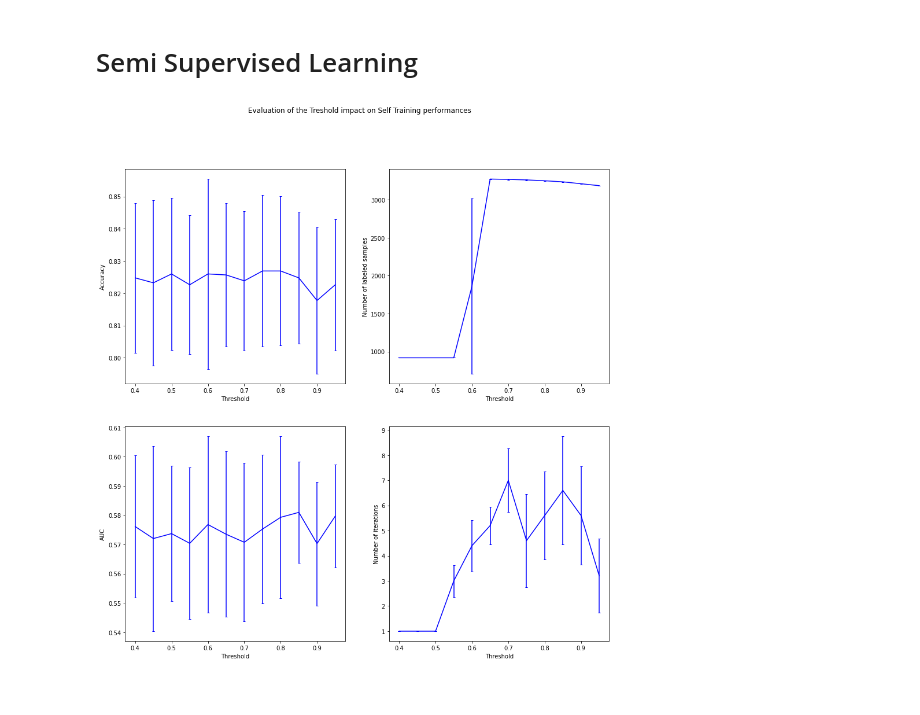
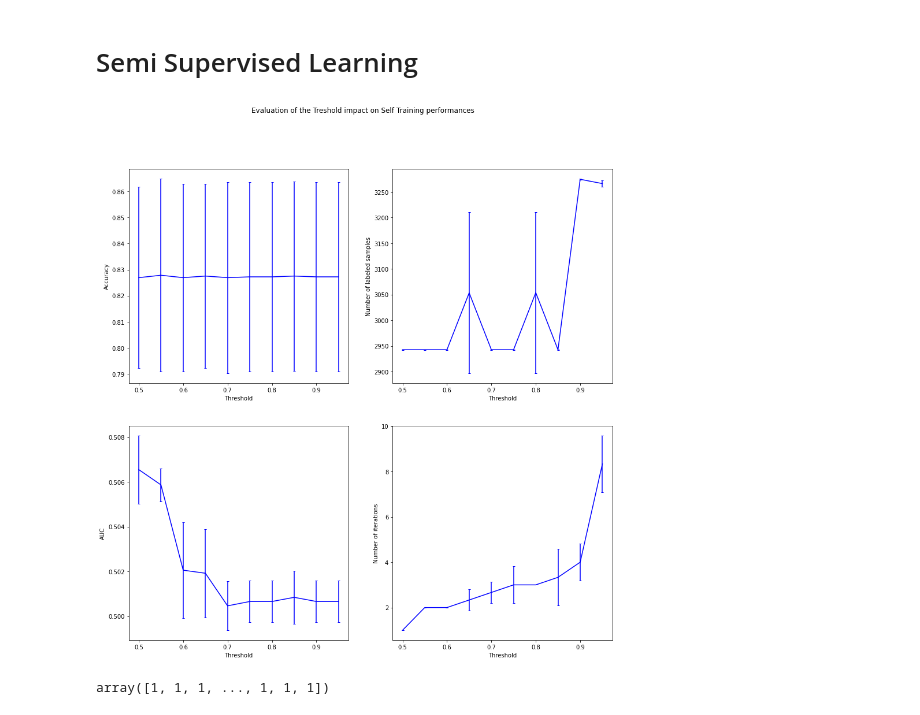
Before and after one commit to Mustapha-AJEGHRIR/ML_short_project, a Jupyter notebook: inference.ipynb, the cells around one changed output. Saved outputs shown, nothing was run; the diff lists cells and outputs as text; code cells hidden in the pictures.

```diff
--- a/inference.ipynb
+++ b/inference.ipynb
@@ -553,15 +556,15 @@ predict_column = ['Potability']
 X_semi_sup, y_semi_sup_true = data_proc[training_columns], data_proc[predict_column].to_numpy()
 
 y_semi_sup = y_semi_sup_true.copy()
-y_semi_sup[int(len(y_true)*0.9):] = -1 #Consider as if we already knew a lot about that dataset
+y_semi_sup[500:] = -1 #Consider as if we already knew a lot about that dataset
 # %%
-n_splits = 5
+n_splits = 3
 
 total_samples = y_semi_sup.shape[0]
 
 base_classifier = final_model
 
-threshold_values = np.arange(0.4, 1.00, 0.05)
+threshold_values = np.arange(0.5, 1.00, 0.05)
 scores_accuracy = np.empty((threshold_values.shape[0], n_splits))
 scores_auc = np.empty((threshold_values.shape[0], n_splits))
 amount_labeled = np.empty((threshold_values.shape[0], n_splits))
@@ -594,31 +597,35 @@ for i, threshold in enumerate(threshold_values):
 # We plot the different quantities thanks to an errorbar, i.e we display mean and standard deviation in the plot
 fig, ax = plt.subplots(2,2, figsize=(15,15))
 fig.suptitle('Evaluation of the Treshold impact on Self Training performances')
 ax[0, 0].errorbar(threshold_values, scores_accuracy.mean(axis=1),
              yerr=scores_accuracy.std(axis=1),
              capsize=2, color='b')
 ax[0, 0].set_ylabel('Accuracy')
 ax[0, 0].set_xlabel('Threshold')
 
 ax[1, 0].errorbar(threshold_values, scores_auc.mean(axis=1),
              yerr=scores_auc.std(axis=1),
              capsize=2, color='b')
 ax[1, 0].set_ylabel('AUC')
 ax[1, 0].set_xlabel('Threshold')
 
 ax[0, 1].errorbar(threshold_values, amount_labeled.mean(axis=1),
              yerr=amount_labeled.std(axis=1),
              capsize=2, color='b')
 ax[0, 1].set_ylabel('Number of labeled samples')
 ax[0, 1].set_xlabel('Threshold')
 
 ax[1, 1].errorbar(threshold_values, max_iter.mean(axis=1),
              yerr=max_iter.std(axis=1),
              capsize=2, color='b')
 ax[1, 1].set_ylabel('Number of iterations')
 ax[1, 1].set_xlabel('Threshold')
 
 
 plt.show()
 # %% [output]
-[figure, old version]
+[figure, new version]
+# %%
+(final_model.predict_proba(x_train)>0.8).sum(axis=1)
+# %% [output]
+array([1, 1, 1, ..., 1, 1, 1])
```
Also changed, not shown: parts of 3 cells of this notebook, 13 other files.
